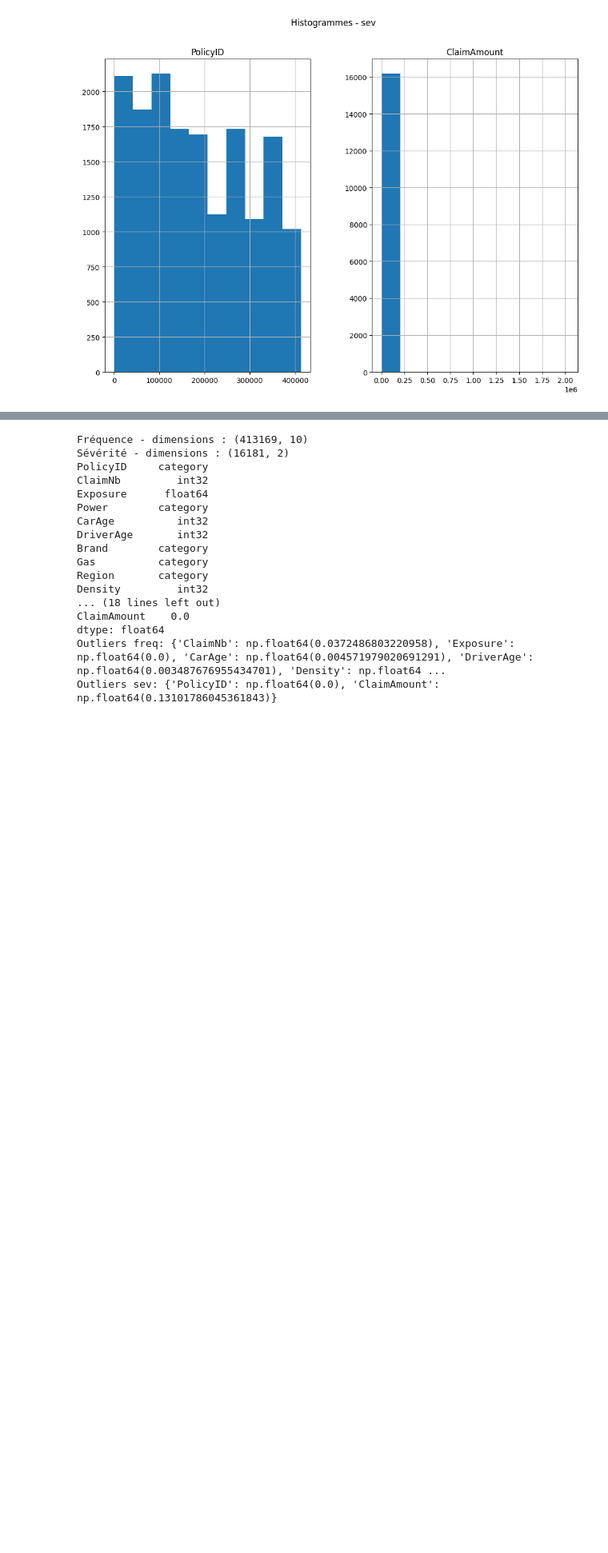
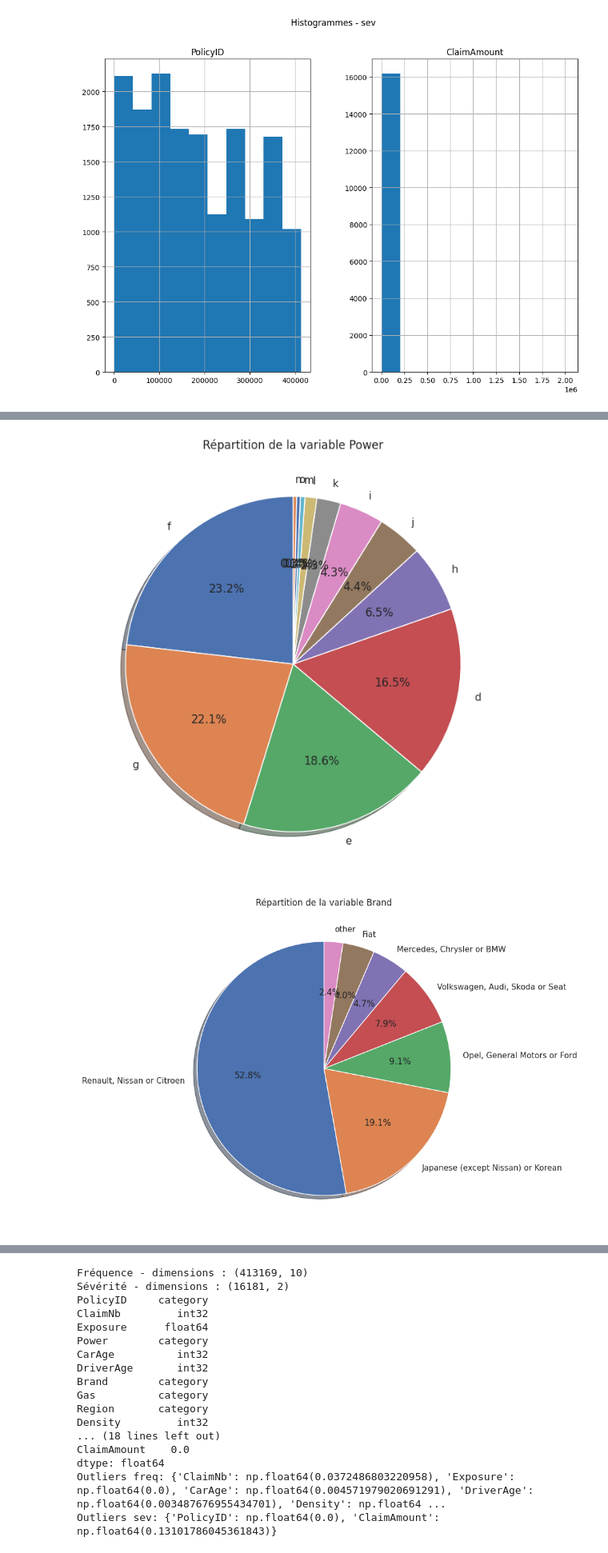
Before and after one commit to fadiblm/Projet-assurance-non-vie, a Jupyter notebook: visualisation.ipynb, the cells around one changed output, grey strips where cells are left out. Shown at 80% size. Cells and saved outputs as stored; diff of their text form; code cells hidden in the pictures; blank space fills up the shorter version.

```diff
--- a/visualisation.ipynb
+++ b/visualisation.ipynb
@@ -101,0 +410,24 @@ Note: you may need to restart the kernel to use updated packages.
+# %%
+import pandas as pd
+import matplotlib.pyplot as plt
+
+# Supposons que ton dataframe s'appelle freMTPLfreq
+# freMTPLfreq = pd.read_csv("freMTPLfreq.csv")  # si besoin
+
+# Liste des variables catégorielles
+cat_columns = ['Power', 'Brand', 'Gas', 'Region']
+
+# Boucle pour créer un camembert pour chaque variable
+for col in cat_columns:
+    plt.figure(figsize=(8,8))
+    freq[col].value_counts().plot.pie(
+        autopct='%1.1f%%',        # pourcentage
+        startangle=90,            # rotation
+        shadow=True               # ombre
+    )
+    plt.title(f"Répartition de la variable {col}")
+    plt.ylabel("")               # enlève le label de l'axe y
+    plt.show()
+# %% [output]
+[figure, added]
+[figure, added]
```
Also changed, not shown: parts of 25 cells of this notebook.
